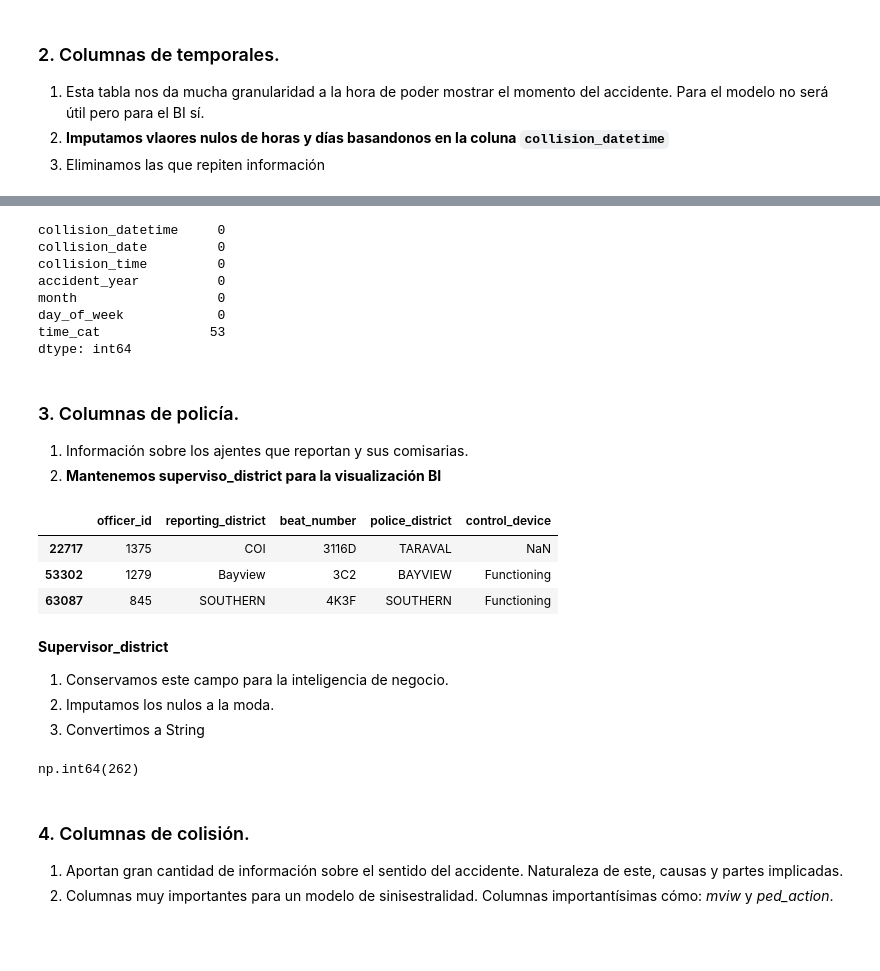
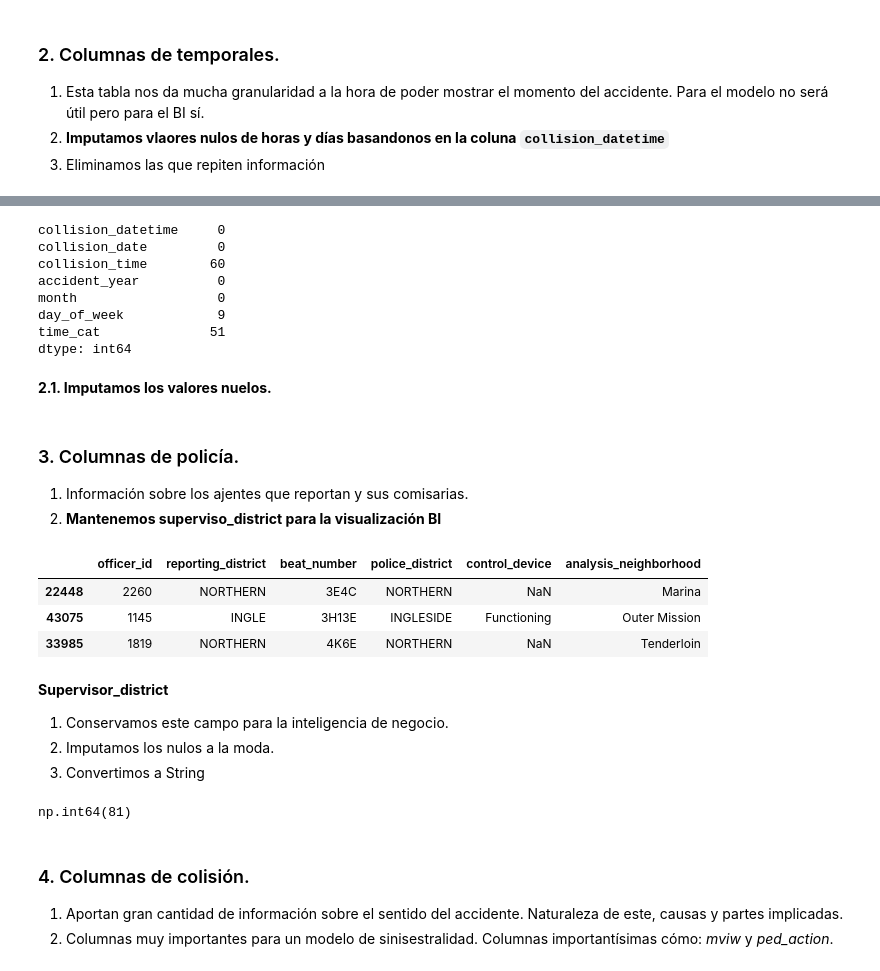
Before and after one commit to franpelirrojo/proyecto-carreteras-sf-fantastic-four, a Jupyter notebook: accidentes_injury/eda_injured.ipynb, the cells around one changed output, grey strips where cells are left out. Saved outputs shown, nothing was run; the diff lists cells and outputs as text; code cells hidden in the pictures; blank space fills up the shorter version.

```diff
--- a/accidentes_injury/eda_injured.ipynb
+++ b/accidentes_injury/eda_injured.ipynb
@@ -52,3 +76,5 @@ df_injured.drop(columns=['tb_latitude', 'tb_longitude', 'geocode_location', 'geo
+# %%
+df_injured = df_injured.dropna(subset=["juris", "intersection", "direction", "primary_rd", "point"])
 # %% [markdown]
 ### 2. Columnas de temporales.
 1. Esta tabla nos da mucha granularidad a la hora de poder mostrar el momento del accidente. Para el modelo no será útil pero para el BI sí.
@@ -84,12 +110,14 @@ df_injured.loc[:, time_c].isnull().sum()
 # %% [output]
 collision_datetime     0
 collision_date         0
-collision_time         0
+collision_time        60
 accident_year          0
 month                  0
-day_of_week            0
-time_cat              53
+day_of_week            9
+time_cat              51
 dtype: int64
+# %% [markdown]
+**2.1. Imputamos los valores nuelos.**
 # %%
 df_injured["collision_datetime"] = pd.to_datetime(df_injured["collision_datetime"])
 
@@ -105,13 +133,13 @@ df_injured.drop(columns=['time_cat', 'collision_datetime'], inplace=True)
 1. Información sobre los ajentes que reportan y sus comisarias.
 2. **Mantenemos superviso_district para la visualización BI**
 # %%
-police_c = ['officer_id', 'reporting_district', 'beat_number', 'police_district', 'control_device']
+police_c = ['officer_id', 'reporting_district', 'beat_number', 'police_district', 'control_device', 'analysis_neighborhood']
 df_injured.loc[:, police_c].sample(3)
 # %% [output]
-|  | officer_id | reporting_district | beat_number | police_district | control_device |
-| 22717 | 1375 | COI | 3116D | TARAVAL | NaN |
-| 53302 | 1279 | Bayview | 3C2 | BAYVIEW | Functioning |
-| 63087 | 845 | SOUTHERN | 4K3F | SOUTHERN | Functioning |
+|  | officer_id | reporting_district | beat_number | police_district | control_device | analysis_neighborhood |
+| 22448 | 2260 | NORTHERN | 3E4C | NORTHERN | NaN | Marina |
+| 43075 | 1145 | INGLE | 3H13E | INGLESIDE | Functioning | Outer Mission |
+| 33985 | 1819 | NORTHERN | 4K6E | NORTHERN | NaN | Tenderloin |
 # %%
 df_injured.drop(columns=police_c, inplace=True)
 # %% [markdown]
@@ -122,7 +150,7 @@ df_injured.drop(columns=police_c, inplace=True)
 # %%
 df_injured.supervisor_district.isnull().sum()
 # %% [output]
-np.int64(262)
+np.int64(81)
 # %%
 # supervisor_district -> str
 df_injured['supervisor_district'] = df_injured['supervisor_district'].fillna(df_injured['supervisor_district'].mode()[0])
```
Also changed, not shown: parts of 23 cells of this notebook.
